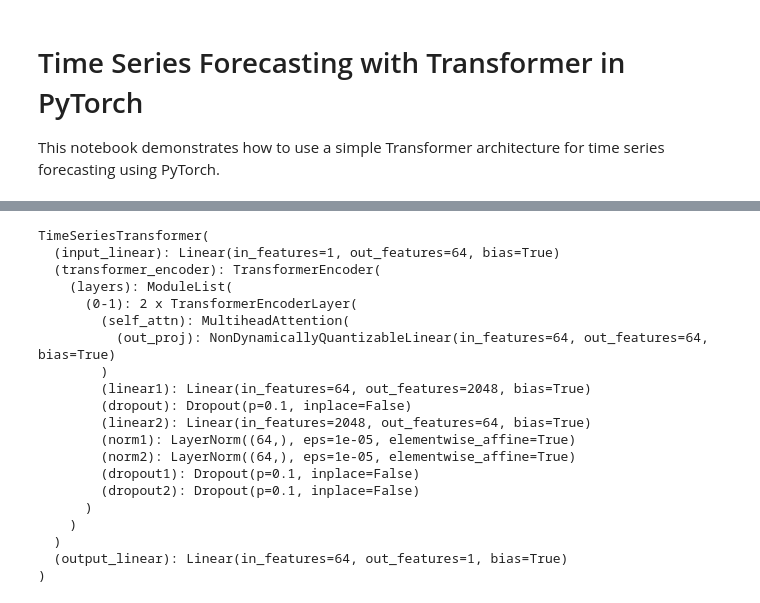
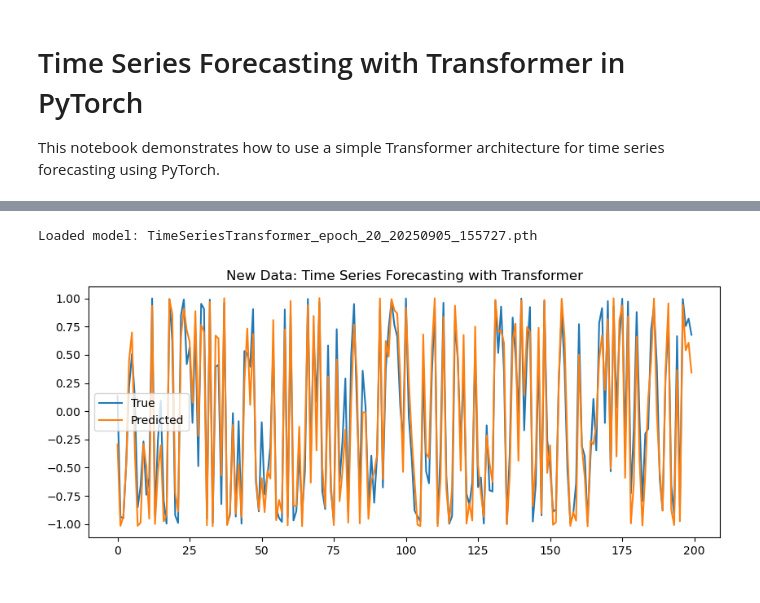
Before and after one commit to Tom-Laurent-TL/time_series_forecasting, a Jupyter notebook: simple_forecasting/main.ipynb, the cells around one changed output, grey strips where cells are left out. Cells and saved outputs as stored; diff of their text form; code cells hidden in the pictures.

```diff
--- a/simple_forecasting/main.ipynb
+++ b/simple_forecasting/main.ipynb
@@ -141,29 +154,31 @@ R²: 0.8969
 # %%
-# Save the trained model
-torch.save(model.state_dict(), "transformer_timeseries.pth")
-
 # To load the model later
+latest_model_path = sorted([os.path.join(temp_dir, f) for f in os.listdir(temp_dir)], key=os.path.getmtime)[-1]
 loaded_model = TimeSeriesTransformer(input_size=1).to(device)
-loaded_model.load_state_dict(torch.load("transformer_timeseries.pth"))
+loaded_model.load_state_dict(torch.load(latest_model_path))
 loaded_model.eval()
+print("Loaded model:", os.path.basename(latest_model_path))
+# print(loaded_model)
 # %% [output]
-TimeSeriesTransformer(
-  (input_linear): Linear(in_features=1, out_features=64, bias=True)
-  (transformer_encoder): TransformerEncoder(
-    (layers): ModuleList(
-      (0-1): 2 x TransformerEncoderLayer(
-        (self_attn): MultiheadAttention(
-          (out_proj): NonDynamicallyQuantizableLinear(in_features=64, out_features=64, bias=True)
-        )
-        (linear1): Linear(in_features=64, out_features=2048, bias=True)
-        (dropout): Dropout(p=0.1, inplace=False)
-        (linear2): Linear(in_features=2048, out_features=64, bias=True)
-        (norm1): LayerNorm((64,), eps=1e-05, elementwise_affine=True)
-        (norm2): LayerNorm((64,), eps=1e-05, elementwise_affine=True)
-        (dropout1): Dropout(p=0.1, inplace=False)
-        (dropout2): Dropout(p=0.1, inplace=False)
-      )
-    )
-  )
-  (output_linear): Linear(in_features=64, out_features=1, bias=True)
-)
+Loaded model: TimeSeriesTransformer_epoch_20_20250905_155727.pth
+# %%
+# Generate new test data
+X_new, y_new = generate_sine_wave(SEQ_LENGTH, 200)
+X_new_tensor = torch.tensor(X_new, dtype=torch.float32).to(device)
+y_new_tensor = torch.tensor(y_new, dtype=torch.float32).to(device)
+
+# Evaluate model on new data
+model.eval()
+with torch.no_grad():
+    preds_new = model(X_new_tensor).cpu().numpy()
+    true_new = y_new_tensor.cpu().numpy()
+
+# Plot new predictions
+plt.figure(figsize=(10,4))
+plt.plot(true_new, label='True')
+plt.plot(preds_new, label='Predicted')
+plt.legend()
+plt.title('New Data: Time Series Forecasting with Transformer')
+plt.show()
+# %% [output]
+[figure, added]
```
Also changed, not shown: parts of 6 cells of this notebook, 2 other files.
